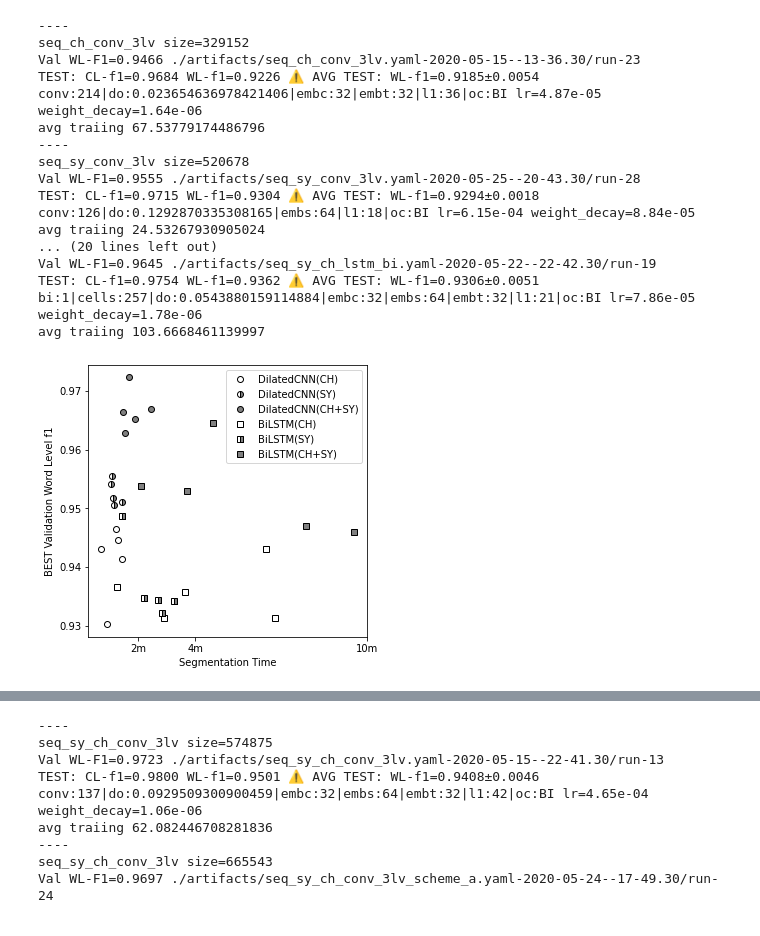
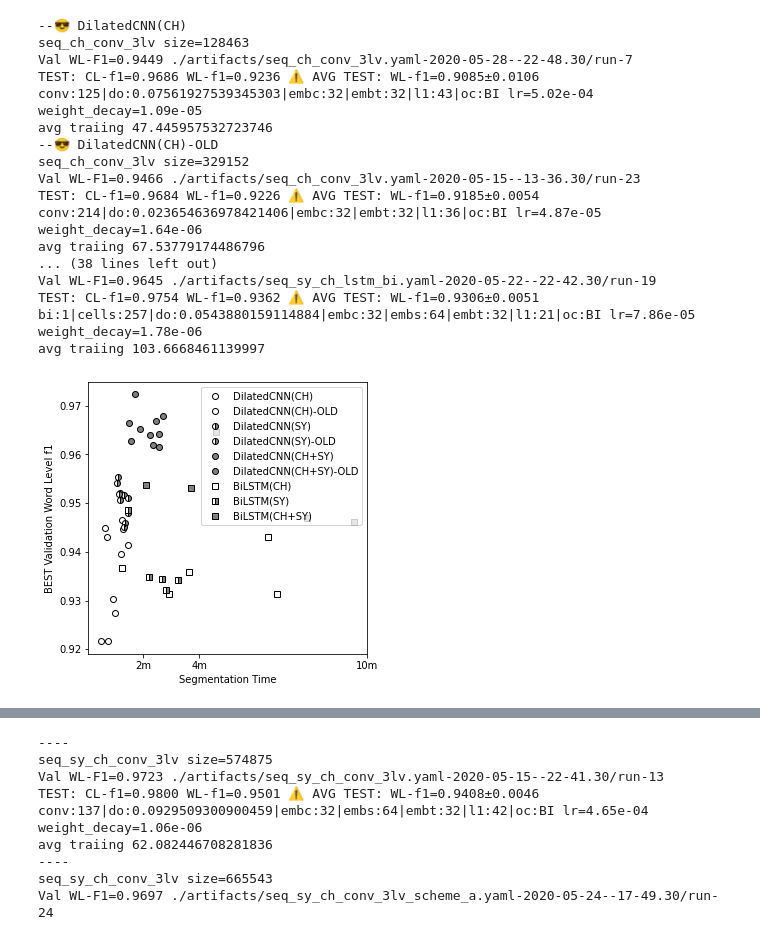
Before and after one commit to p16i/Syllable-based-Neural-Thai-Word-Segmentation, a Jupyter notebook: notebooks/viz-plot-hyperopt-results.ipynb, the cells around one changed output, grey strips where cells are left out. Drawn from its saved outputs; the diff is of its cells as text; code cells hidden in the pictures.

```diff
--- a/notebooks/viz-plot-hyperopt-results.ipynb
+++ b/notebooks/viz-plot-hyperopt-results.ipynb
@@ -5,18 +5,24 @@ import expected_max_performance
 import numpy as np
 # %%
 data = {
-    "DilatedCNN(CH)": "../stats/seq_ch_conv_3lv.yaml-2020-05-15--13-36.30.csv",
-    "DilatedCNN(SY)": "../stats/seq_sy_conv_3lv.yaml-2020-05-25--20-43.30.csv",
-    "DilatedCNN(SY)-SchemeA": "../stats/seq_sy_conv_3lv_scheme_a.yaml-2020-05-27--17-16.30.csv",
-    "DilatedCNN-CRF(SY)-SchemeA": "../stats/seq_sy_conv_3lv_crf_scheme_a.yaml-2020-05-27--23-33.10.csv",
-    "DilatedCNN-CRF(SY)-SchemeB": "../stats/seq_sy_conv_3lv_crf_scheme_b.yaml-2020-05-27--23-33.10.csv",
-    "DilatedCNN(SY)-SchemeB": "../stats/seq_sy_conv_3lv_scheme_b.yaml-2020-05-27--17-16.30.csv",
-    "DilatedCNN(CH+SY)": "../stats/seq_sy_ch_conv_3lv.yaml-2020-05-15--22-41.30.csv",
-    "DilatedCNN-CRF(CH+SY)": "../stats/seq_sy_ch_conv_3lv_crf.yaml-2020-05-26--23-01.10.csv",
-    "DilatedCNN(CH+SY-CBOW)": "../stats/seq_sy_ch_conv_3lv_cow.yaml-2020-05-25--22-45.30.csv",
-    "DilatedCNN(CH+SY-Skipgram)": "../stats/seq_sy_ch_conv_3lv_skipgram.yaml-2020-05-25--22-46.30.csv",
-    "DilatedCNN(CH+SY)-SchemeA": "../stats/seq_sy_ch_conv_3lv_scheme_a.yaml-2020-05-24--17-49.30.csv",
-    "DilatedCNN(CH+SY)-SchemeB": "../stats/seq_sy_ch_conv_3lv_scheme_b.yaml-2020-05-24--17-49.30.csv",
+    "DilatedCNN(CH)": "../stats/seq_ch_conv_3lv.yaml-2020-05-28--22-48.30.csv",
+    "DilatedCNN(CH)-OLD": "../stats/seq_ch_conv_3lv.yaml-2020-05-15--13-36.30.csv",
+
+
+    "DilatedCNN(SY)": "../stats/seq_sy_conv_3lv.yaml-2020-05-28--22-48.30.csv",
+    "DilatedCNN(SY)-OLD": "../stats/seq_sy_conv_3lv.yaml-2020-05-25--20-43.30.csv",
+#     "DilatedCNN(SY)-SchemeA": "../stats/seq_sy_conv_3lv_scheme_a.yaml-2020-05-27--17-16.30.csv",
+#     "DilatedCNN-CRF(SY)-SchemeA": "../stats/seq_sy_conv_3lv_crf_scheme_a.yaml-2020-05-27--23-33.10.csv",
+#     "DilatedCNN-CRF(SY)-SchemeB": "../stats/seq_sy_conv_3lv_crf_scheme_b.yaml-2020-05-27--23-33.10.csv",
+#     "DilatedCNN(SY)-SchemeB": "../stats/seq_sy_conv_3lv_scheme_b.yaml-2020-05-27--17-16.30.csv",
+    "DilatedCNN(CH+SY)": "../stats/seq_sy_ch_conv_3lv.yaml-2020-05-28--22-47.30.csv",
+    "DilatedCNN(CH+SY)-OLD": "../stats/seq_sy_ch_conv_3lv.yaml-2020-05-15--22-41.30.csv",
+
+#     "DilatedCNN-CRF(CH+SY)": "../stats/seq_sy_ch_conv_3lv_crf.yaml-2020-05-26--23-01.10.csv",
+#     "DilatedCNN(CH+SY-CBOW)": "../stats/seq_sy_ch_conv_3lv_cow.yaml-2020-05-25--22-45.30.csv",
+#     "DilatedCNN(CH+SY-Skipgram)": "../stats/seq_sy_ch_conv_3lv_skipgram.yaml-2020-05-25--22-46.30.csv",
+#     "DilatedCNN(CH+SY)-SchemeA": "../stats/seq_sy_ch_conv_3lv_scheme_a.yaml-2020-05-24--17-49.30.csv",
+#     "DilatedCNN(CH+SY)-SchemeB": "../stats/seq_sy_ch_conv_3lv_scheme_b.yaml-2020-05-24--17-49.30.csv",
 #     "UniLSTM(CH)": "../stats/seq_ch_lstm_uni.yaml-2020-05-16--10-14.30.csv",
     "BiLSTM(CH)": "../stats/seq_ch_lstm_bi.yaml-2020-05-22--22-42.30.csv",
     "BiLSTM(CH+SY)": "../stats/seq_sy_ch_lstm_bi.yaml-2020-05-22--22-42.30.csv",
@@ -59,7 +65,7 @@ def plot_hyperopt(families, n=10):
         df = pd.read_csv(data[k]).sort_values(by="best-val:word_level:f1", ascending=False)[:n]
 
         best_model = df[df["best-val:word_level:f1"] == df["best-val:word_level:f1"].max()].to_dict("row")[0]
-        print("----")
+        print(f"--😎 {k}")
 
         print(best_model["name"], "size=%d" % best_model["num_trainable_params"])
         print("Val WL-F1=%.4f" % best_model["best-val:word_level:f1"], best_model["best-val:model_path"])
@@ -80,39 +86,42 @@ def plot_hyperopt(families, n=10):
             markerfacecolor=markercolor(k),
 #             "gray" if "SY" in k else "white",
             fillstyle="right" if "(SY)" in k else "full",
             markerfacecoloralt="white"
         )
 
     plt.ylabel("BEST Validation Word Level f1")
     plt.xlabel("Segmentation Time")
     plt.xticks([2, 4, 10], ["2m", "4m", "10m"])
 
     plt.legend()
 
 plot_hyperopt([
     "DilatedCNN(CH)",
+    "DilatedCNN(CH)-OLD",
     "DilatedCNN(SY)",
+    "DilatedCNN(SY)-OLD",
     "DilatedCNN(CH+SY)",
+    "DilatedCNN(CH+SY)-OLD",
     "BiLSTM(CH)",
     "BiLSTM(SY)",
     "BiLSTM(CH+SY)",
 ], n=5)
 # %% [output]
-----
+--😎 DilatedCNN(CH)
+seq_ch_conv_3lv size=128463
+Val WL-F1=0.9449 ./artifacts/seq_ch_conv_3lv.yaml-2020-05-28--22-48.30/run-7
+TEST: CL-f1=0.9686 WL-f1=0.9236 ⚠️ AVG TEST: WL-f1=0.9085±0.0106
+conv:125|do:0.07561927539345303|embc:32|embt:32|l1:43|oc:BI lr=5.02e-04 weight_decay=1.09e-05
+avg traiing 47.445957532723746
+--😎 DilatedCNN(CH)-OLD
 seq_ch_conv_3lv size=329152
 Val WL-F1=0.9466 ./artifacts/seq_ch_conv_3lv.yaml-2020-05-15--13-36.30/run-23
 TEST: CL-f1=0.9684 WL-f1=0.9226 ⚠️ AVG TEST: WL-f1=0.9185±0.0054
 conv:214|do:0.023654636978421406|embc:32|embt:32|l1:36|oc:BI lr=4.87e-05 weight_decay=1.64e-06
 avg traiing 67.53779174486796
-----
-seq_sy_conv_3lv size=520678
-Val WL-F1=0.9555 ./artifacts/seq_sy_conv_3lv.yaml-2020-05-25--20-43.30/run-28
-TEST: CL-f1=0.9715 WL-f1=0.9304 ⚠️ AVG TEST: WL-f1=0.9294±0.0018
-conv:126|do:0.1292870335308165|embs:64|l1:18|oc:BI lr=6.15e-04 weight_decay=8.84e-05
-avg traiing 24.53267930905024
-... (20 lines left out)
+... (38 lines left out)
 Val WL-F1=0.9645 ./artifacts/seq_sy_ch_lstm_bi.yaml-2020-05-22--22-42.30/run-19
 TEST: CL-f1=0.9754 WL-f1=0.9362 ⚠️ AVG TEST: WL-f1=0.9306±0.0051
 bi:1|cells:257|do:0.0543880159114884|embc:32|embs:64|embt:32|l1:21|oc:BI lr=7.86e-05 weight_decay=1.78e-06
 avg traiing 103.6668461139997
-[figure, old version]
+[figure, new version]
```
Also changed, not shown: parts of 5 cells of this notebook, 3 other files.
